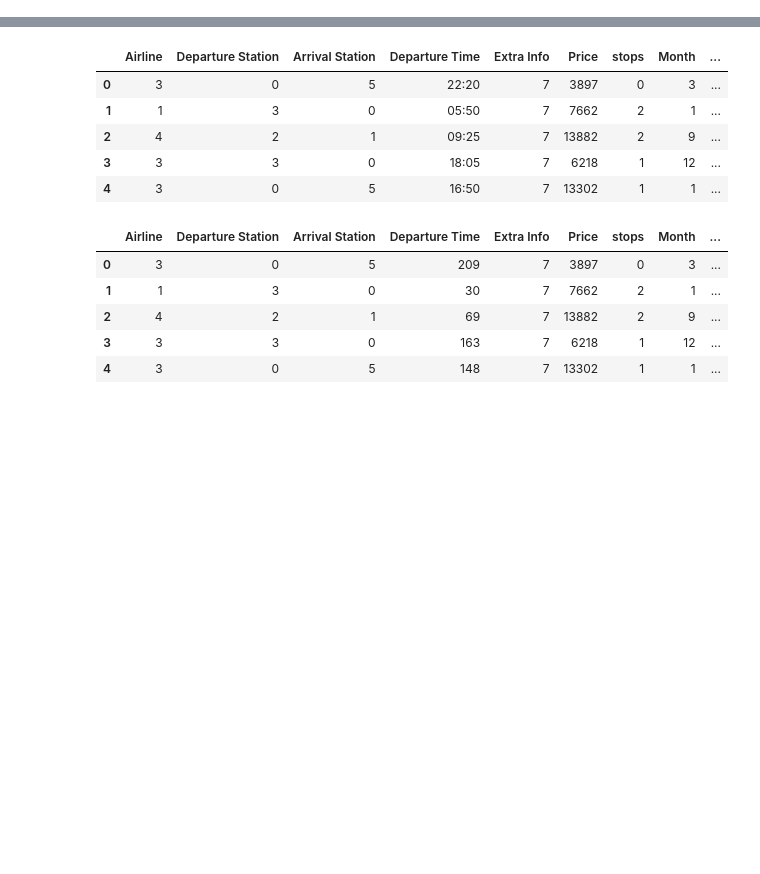
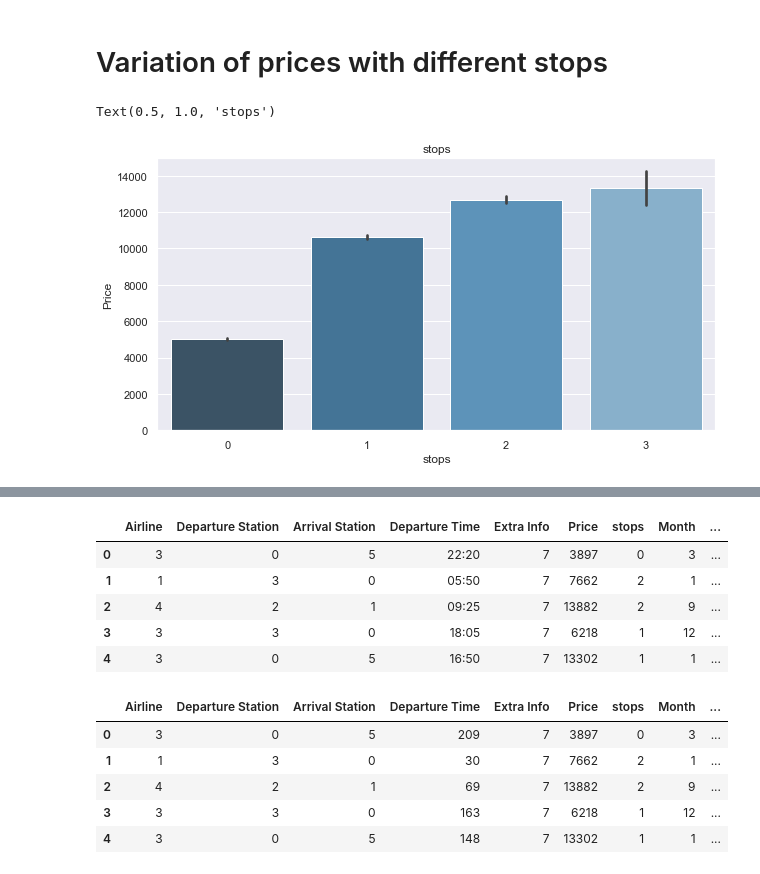
Before and after one commit to rampratapa1819/Machine-Learning, a Jupyter notebook: Flight-Prices-prediction.ipynb, the cells around one changed output, grey strips where cells are left out. Cells and saved outputs as stored; diff of their text form; code cells hidden in the pictures; blank space fills up the shorter version.

```diff
--- a/Flight-Prices-prediction.ipynb
+++ b/Flight-Prices-prediction.ipynb
@@ -56,0 +137,10 @@ data.head()
+# %% [markdown]
+# Variation of prices with different stops
+# %%
+sb.set(style="darkgrid")
+figure(figsize=(10,5))
+sb.barplot(x="stops", y="Price", data=data, palette="Blues_d")
+plt.title('stops')
+# %% [output]
+Text(0.5, 1.0, 'stops')
+[figure, added]
```
Also changed, not shown: parts of 44 cells of this notebook.
